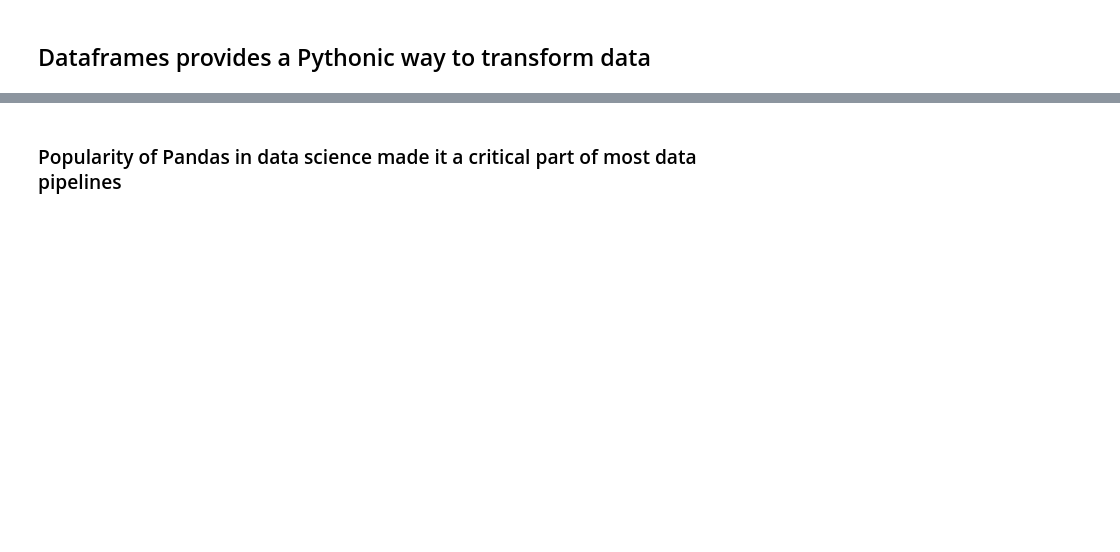
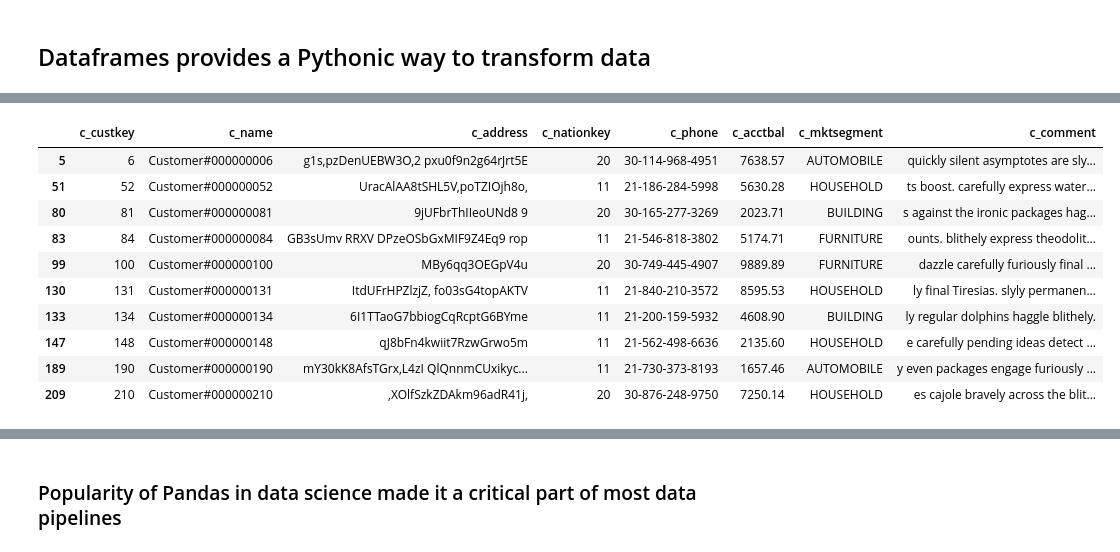
Before and after one commit to josephmachado/de_101, a Jupyter notebook: 2-Python/Python.ipynb, the cells around one changed output, grey strips where cells are left out. Cells and saved outputs as stored; diff of their text form; code cells hidden in the pictures; blank space fills up the shorter version.

```diff
--- a/2-Python/Python.ipynb
+++ b/2-Python/Python.ipynb
@@ -33,0 +202,17 @@ Think of a class as a blueprint and objects as things created based on that blue
+# %%
+customer_df[
+    ((customer_df["c_nationkey"] == 20) & (customer_df["c_acctbal"] > 1000)) |
+    (customer_df["c_nationkey"] == 11)
+].head(10)
+# %% [output]
+|  | c_custkey | c_name | c_address | c_nationkey | c_phone | c_acctbal | c_mktsegment | c_comment |
+| 5 | 6 | Customer#000000006 | g1s,pzDenUEBW3O,2 pxu0f9n2g64rJrt5E | 20 | 30-114-968-4951 | 7638.57 | AUTOMOBILE | quickly silent asymptotes are sly... |
+| 51 | 52 | Customer#000000052 | UracAlAA8tSHL5V,poTZIOjh8o, | 11 | 21-186-284-5998 | 5630.28 | HOUSEHOLD | ts boost. carefully express water... |
+| 80 | 81 | Customer#000000081 | 9jUFbrThIIeoUNd8 9 | 20 | 30-165-277-3269 | 2023.71 | BUILDING | s against the ironic packages hag... |
+| 83 | 84 | Customer#000000084 | GB3sUmv RRXV DPzeOSbGxMIF9Z4Eq9 rop | 11 | 21-546-818-3802 | 5174.71 | FURNITURE | ounts. blithely express theodolit... |
+| 99 | 100 | Customer#000000100 | MBy6qq3OEGpV4u | 20 | 30-749-445-4907 | 9889.89 | FURNITURE | dazzle carefully furiously final ... |
+| 130 | 131 | Customer#000000131 | ItdUFrHPZlzjZ, fo03sG4topAKTV | 11 | 21-840-210-3572 | 8595.53 | HOUSEHOLD | ly final Tiresias. slyly permanen... |
+| 133 | 134 | Customer#000000134 | 6I1TTaoG7bbiogCqRcptG6BYme | 11 | 21-200-159-5932 | 4608.90 | BUILDING | ly regular dolphins haggle blithely. |
+| 147 | 148 | Customer#000000148 | qJ8bFn4kwiit7RzwGrwo5m | 11 | 21-562-498-6636 | 2135.60 | HOUSEHOLD | e carefully pending ideas detect ... |
+| 189 | 190 | Customer#000000190 | mY30kK8AfsTGrx,L4zI QlQnnmCUxikyc... | 11 | 21-730-373-8193 | 1657.46 | AUTOMOBILE | y even packages engage furiously ... |
+| 209 | 210 | Customer#000000210 | ,XOlfSzkZDAkm96adR41j, | 20 | 30-876-248-9750 | 7250.14 | HOUSEHOLD | es cajole bravely across the blit... |
```
Also changed, not shown: parts of 24 cells of this notebook, 5 other files.
